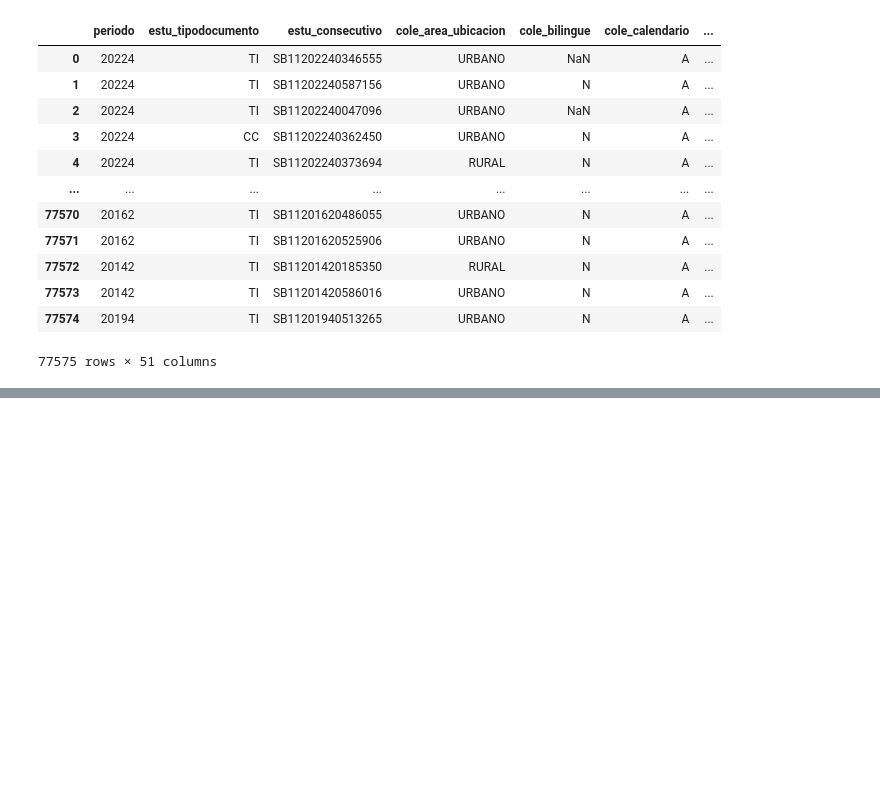
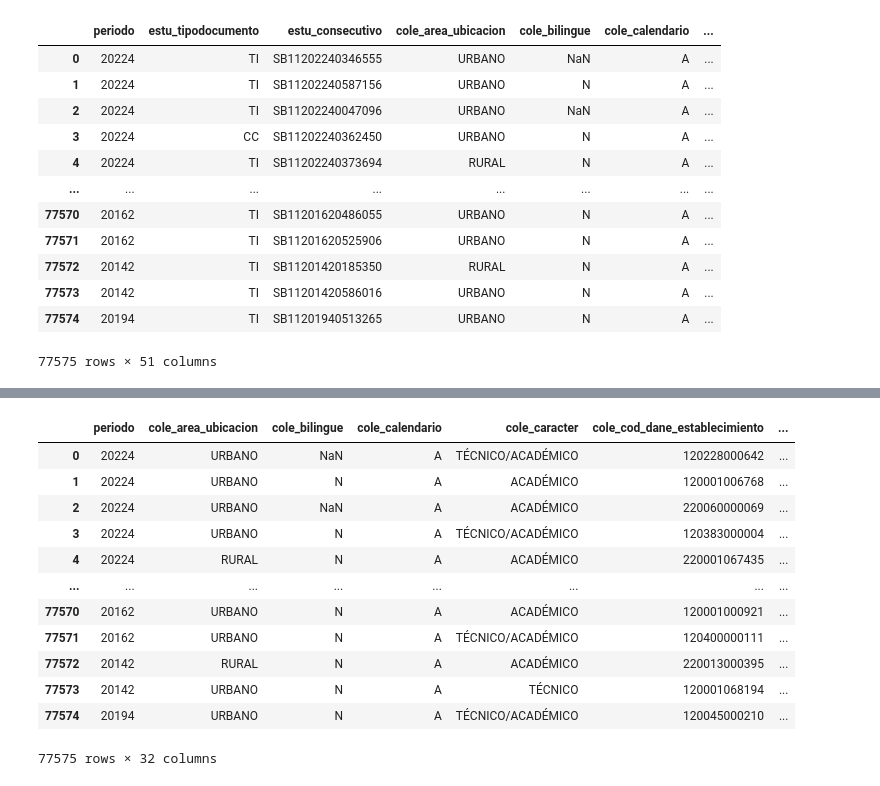
Before and after one commit to panisema2003/IIND4130-P2, a Jupyter notebook: data_engineering/data_filtering.ipynb, the cells around one changed output, grey strips where cells are left out. Drawn from its saved outputs; the diff is of its cells as text; code cells hidden in the pictures; blank space fills up the shorter version.

Commit message:
finished data cleaning and filtering notebooks

```diff
--- a/data_engineering/data_filtering.ipynb
+++ b/data_engineering/data_filtering.ipynb
@@ -30,0 +51,73 @@ filtered_df = df[["periodo", "cole_area_ubicacion", "cole_bilingue", "cole_calen
+# %%
+# Set column types to clean nulls
+
+filtered_df["estu_fechanacimiento"] = pd.to_datetime(
+    filtered_df["estu_fechanacimiento"],
+    errors="coerce",
+    dayfirst=True
+)
+
+# Set column types to clean nulls
+filtered_df = filtered_df.astype({
+    "periodo": "category",
+
+    "cole_area_ubicacion": "category", # boolean in the future
+    "cole_bilingue": "category", # boolean in the future
+    "cole_calendario": "category", # boolean in the future
+    "cole_caracter": "category",
+
+    "cole_cod_dane_establecimiento": "string",
+    "cole_cod_dane_sede": "string",
+    "cole_cod_mcpio_ubicacion": "string",
+
+    "cole_jornada": "category",
+    "cole_naturaleza": "category", # boolean in the future
+
+    "estu_cod_reside_depto": "string", # keep only 20
+    "estu_cod_reside_mcpio": "string",
+
+    "estu_estadoinvestigacion": "category", # keep only PUBLICAR
+
+    # estu_fechanacimiento handled above with pd.to_datetime(errors="coerce")
+
+    "estu_genero": "category", # boolean in the future
+    "estu_nacionalidad": "category",
+
+    "fami_cuartoshogar": "string", # clean and send to category later
+
+    "fami_educacionmadre": "category", # TODO: see if we can scale this variable since it has order
+    "fami_educacionpadre": "category", # TODO: see if we can scale this variable since it has order
+    "fami_estratovivienda": "category", # TODO: see if we can scale this variable since it has order
+
+    "fami_personashogar": "category", # clean and send to category/int later
+
+    "fami_tieneautomovil": "category", # boolean in the future
+    "fami_tienecomputador": "category", # boolean in the future
+    "fami_tieneinternet": "category", # boolean in the future
+    "fami_tienelavadora": "category", # boolean in the future
+
+    "desemp_ingles": "category", # TODO: see if we can scale this variable since it has order
+
+    # Nullable integers
+    "punt_ingles": "Int64",
+    "punt_matematicas": "Int64",
+    "punt_sociales_ciudadanas": "Int64",
+    "punt_c_naturales": "Int64",
+    "punt_lectura_critica": "Int64",
+    "punt_global": "Int64"
+})
+filtered_df
+# %% [output]
+|  | periodo | cole_area_ubicacion | cole_bilingue | cole_calendario | cole_caracter | cole_cod_dane_establecimiento | ... |
+| 0 | 20224 | URBANO | NaN | A | TÉCNICO/ACADÉMICO | 120228000642 | ... |
+| 1 | 20224 | URBANO | N | A | ACADÉMICO | 120001006768 | ... |
+| 2 | 20224 | URBANO | NaN | A | ACADÉMICO | 220060000069 | ... |
+| 3 | 20224 | URBANO | N | A | TÉCNICO/ACADÉMICO | 120383000004 | ... |
+| 4 | 20224 | RURAL | N | A | ACADÉMICO | 220001067435 | ... |
+| ... | ... | ... | ... | ... | ... | ... | ... |
+| 77570 | 20162 | URBANO | N | A | ACADÉMICO | 120001000921 | ... |
+| 77571 | 20162 | URBANO | N | A | TÉCNICO/ACADÉMICO | 120400000111 | ... |
+| 77572 | 20142 | RURAL | N | A | ACADÉMICO | 220013000395 | ... |
+| 77573 | 20142 | URBANO | N | A | TÉCNICO | 120001068194 | ... |
+| 77574 | 20194 | URBANO | N | A | TÉCNICO/ACADÉMICO | 120045000210 | ... |
+77575 rows × 32 columns
```
Also changed, not shown: parts of 4 cells of this notebook, 1 other file.
